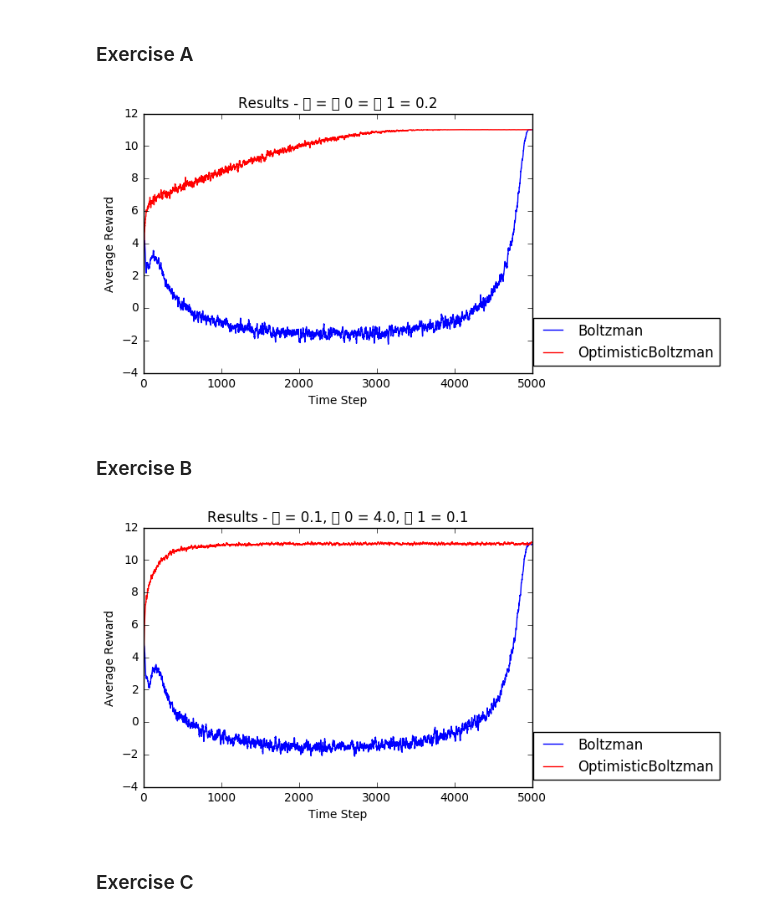
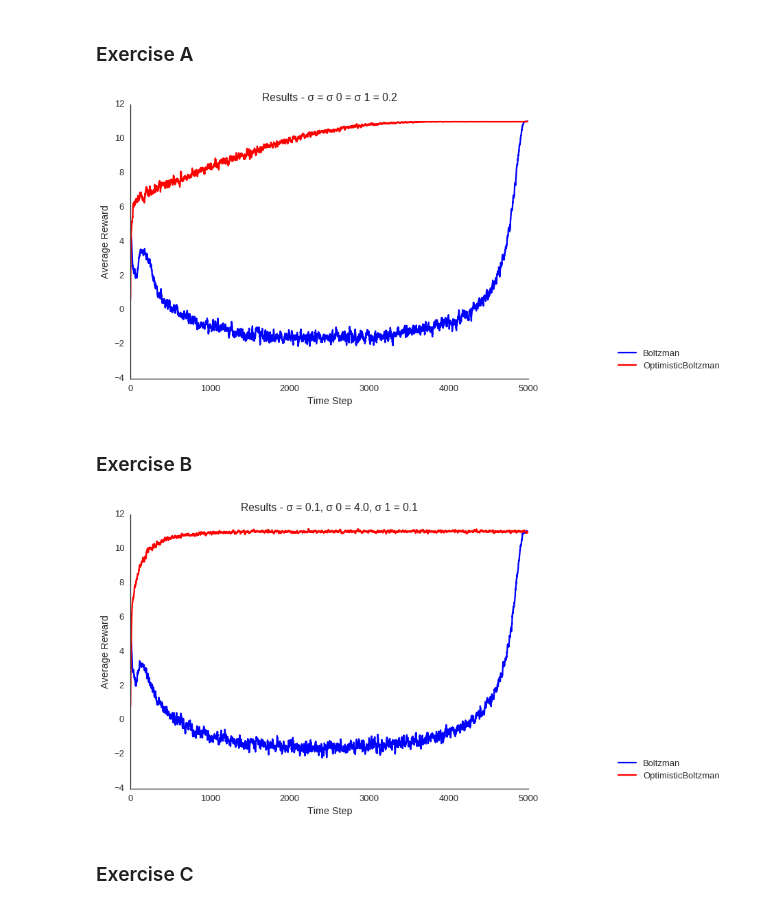
Before and after one commit to fabioanh/stochastic-climbing-game, a Jupyter notebook: stochastic-climbing-game.ipynb, the cells around one changed output. Cells and saved outputs as stored; diff of their text form; code cells hidden in the pictures.

Commit message:
Version ready for creation of the required report. Charts generated properly for being exported

```diff
--- a/stochastic-climbing-game.ipynb
+++ b/stochastic-climbing-game.ipynb
@@ -5,7 +5,7 @@ Definition of functions that don't belong to a specific class inside the logic o
 import numpy as np
 import numpy as np
 import matplotlib.pyplot as plt
-#import seaborn as sns
+import seaborn as sns
 import math
 import copy
 
@@ -28,16 +28,16 @@ def moving_average(a, n=5) :
     return ret[n - 1:] / n
 
 def plot_agents_avg_reward(title, data, styles, labels):
-    #sns.set_style('white')
-    #sns.set_context('talk')
+    sns.set_style('white')
+    sns.set_context('talk')
     plt.subplot(1, 1, 1)
     plt.title(title)
     for i in range(len(data)):
         plt.plot(range(len(data[i])), data[i], styles[i], label = labels[i])
     plt.ylabel('Average Reward')
     plt.xlabel('Time Step')
-    plt.legend(loc=4, bbox_to_anchor=(1.5, 0))
-    #sns.despine()
+    plt.legend(loc=4, bbox_to_anchor=(1.4, 0))
+    sns.despine()
     plt.show()
 # %% [markdown]
 ### Game
@@ -288,47 +288,47 @@ game.run_joint(experiments)
 values_optimistic_boltzman = moving_average((game.history_values_agent1
                                              + game.history_values_agent2) / 2, 10)
 
-plot_agents_avg_reward('Results - \u03A3 = \u03A3 0 = \u03A3 1 = {}'.format(sigma),
+plot_agents_avg_reward('Results - \u03C3 = \u03C3 0 = \u03C3 1 = {}'.format(sigma),
                        [values_boltzman, values_optimistic_boltzman],
                        ['b-', 'r-'],
                        ['Boltzman', 'OptimisticBoltzman'])
 # %% [output]
-[figure, old version]
+[figure, new version]
 # %% [markdown]
 ### Exercise B
 # %%
 sigma = 0.1
 sigma0 = 4.0
 sigma1 = 0.1
 
 game_values = [[(11, sigma0), (-30, sigma), (0, sigma)],
               [(-30, sigma), (7, sigma1), (6, sigma)],
               [(0, sigma), (0, sigma), (5, sigma)]]
 
 agent1 = BoltzmannJointActionLearner(None, iterations)
 agent2 = BoltzmannJointActionLearner(None, iterations)
 
 game = Game(game_values, iterations, agent1, agent2)
 game.run_joint(experiments)
 
 values_boltzman = moving_average((game.history_values_agent1
                                   + game.history_values_agent2) / 2, 10)
 
 agent1 = OptimisticBoltzmannJointActionLearner(None, iterations)
 agent2 = OptimisticBoltzmannJointActionLearner(None, iterations)
 
 game = Game(game_values, iterations, agent1, agent2)
 game.run_joint(experiments)
 
 values_optimistic_boltzman = moving_average((game.history_values_agent1
                                              + game.history_values_agent2) / 2, 10)
 
-plot_agents_avg_reward('Results - \u03A3 = {}, \u03A3 0 = {}, \u03A3 1 = {}'. format(sigma, sigma0, sigma1),
+plot_agents_avg_reward('Results - \u03C3 = {}, \u03C3 0 = {}, \u03C3 1 = {}'. format(sigma, sigma0, sigma1),
                        [values_boltzman, values_optimistic_boltzman],
                        ['b-', 'r-'],
                        ['Boltzman', 'OptimisticBoltzman'])
 # %% [output]
-[figure, old version]
+[figure, new version]
 # %% [markdown]
 ### Exercise C
 # %%
```
Also changed, not shown: parts of 1 cell of this notebook.
